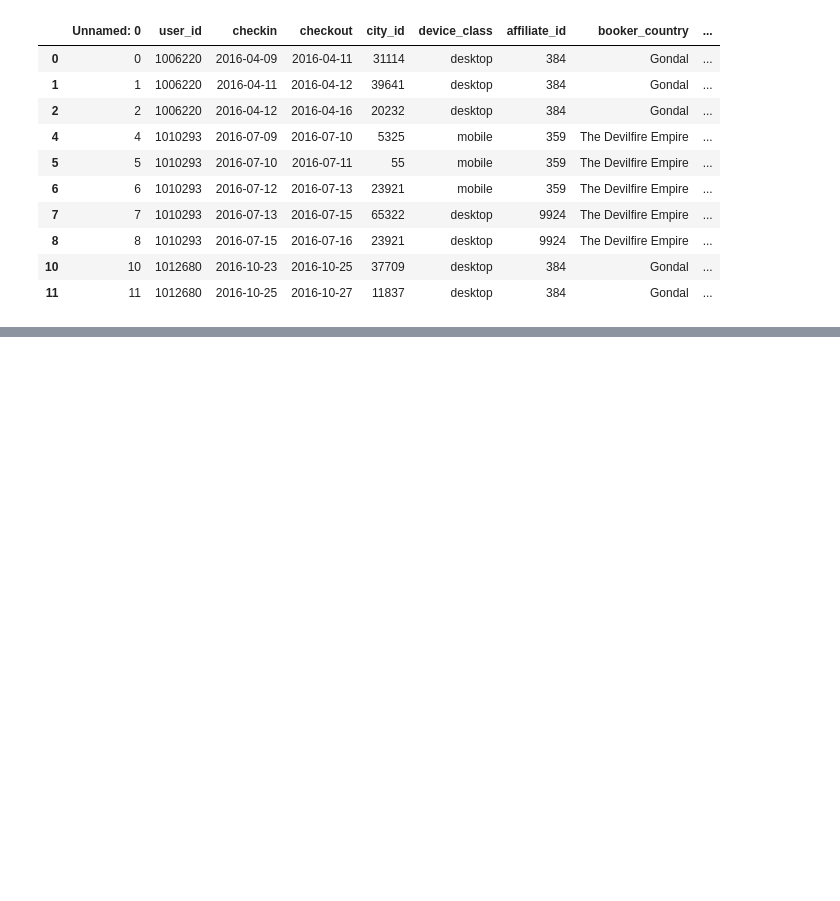
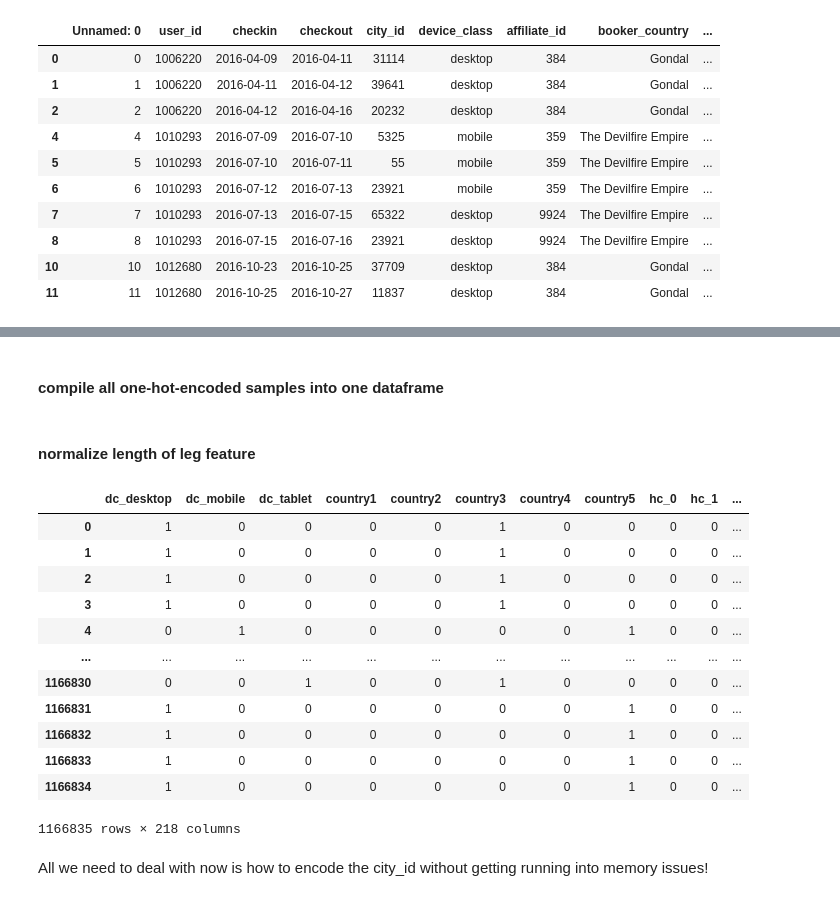
Before and after one commit to aimeecodes/bookingWSDM, a Jupyter notebook: jupyter_notebooks/booking-preprocessing.ipynb, the cells around one changed output, grey strips where cells are left out. Drawn from its saved outputs; the diff is of its cells as text; code cells hidden in the pictures; blank space fills up the shorter version.

Commit message:
post meeting, all variables one-hot-encoded except for city_id

```diff
--- a/jupyter_notebooks/booking-preprocessing.ipynb
+++ b/jupyter_notebooks/booking-preprocessing.ipynb
@@ -88,0 +210,39 @@ Name: week, Length: 949149, dtype: UInt32
+# %%
+device_class_df.columns = ['dc_desktop', 'dc_mobile', 'dc_tablet']
+booker_country_df.columns = ['country1', 'country2', 'country3', 'country4', 'country5']
+hotel_country_df.columns = [f"hc_{i}" for i in range(195)]
+month_df.columns = ['Jan', 'Feb', 'Mar', 'Apr', 'May', 'Jun', 'Jul', 'Aug', 'Sep', 'Oct', 'Nov', 'Dec']
+# %% [markdown]
+#### compile all one-hot-encoded samples into one dataframe ####
+# %%
+X_train = pd.merge(device_class_df, booker_country_df, left_index=True, right_index=True)
+X_train = pd.merge(X_train, hotel_country_df, left_index=True, right_index=True)
+X_train = pd.merge(X_train, month_df, left_index=True, right_index=True)
+X_train = pd.merge(X_train, train_data[['is_weekend','city_id']], left_index=True, right_index=True)
+# %% [markdown]
+#### normalize length of leg feature ####
+# %%
+from sklearn import preprocessing
+min_max_scaler = preprocessing.MinMaxScaler()
+# %%
+lengthofleg = train_data['length_of_leg'].values.reshape(-1, 1)
+lengthoflegscaled = min_max_scaler.fit_transform(lengthofleg)
+X_train['length_of_leg_scaled'] = pd.DataFrame(lengthoflegscaled)
+# %%
+X_train
+# %% [output]
+|  | dc_desktop | dc_mobile | dc_tablet | country1 | country2 | country3 | country4 | country5 | hc_0 | hc_1 | ... |
+| 0 | 1 | 0 | 0 | 0 | 0 | 1 | 0 | 0 | 0 | 0 | ... |
+| 1 | 1 | 0 | 0 | 0 | 0 | 1 | 0 | 0 | 0 | 0 | ... |
+| 2 | 1 | 0 | 0 | 0 | 0 | 1 | 0 | 0 | 0 | 0 | ... |
+| 3 | 1 | 0 | 0 | 0 | 0 | 1 | 0 | 0 | 0 | 0 | ... |
+| 4 | 0 | 1 | 0 | 0 | 0 | 0 | 0 | 1 | 0 | 0 | ... |
+| ... | ... | ... | ... | ... | ... | ... | ... | ... | ... | ... | ... |
+| 1166830 | 0 | 0 | 1 | 0 | 0 | 1 | 0 | 0 | 0 | 0 | ... |
+| 1166831 | 1 | 0 | 0 | 0 | 0 | 0 | 0 | 1 | 0 | 0 | ... |
+| 1166832 | 1 | 0 | 0 | 0 | 0 | 0 | 0 | 1 | 0 | 0 | ... |
+| 1166833 | 1 | 0 | 0 | 0 | 0 | 0 | 0 | 1 | 0 | 0 | ... |
+| 1166834 | 1 | 0 | 0 | 0 | 0 | 0 | 0 | 1 | 0 | 0 | ... |
+1166835 rows × 218 columns
+# %% [markdown]
+All we need to deal with now is how to encode the city_id without getting running into memory issues!
```
Also changed, not shown: parts of 22 cells of this notebook.
